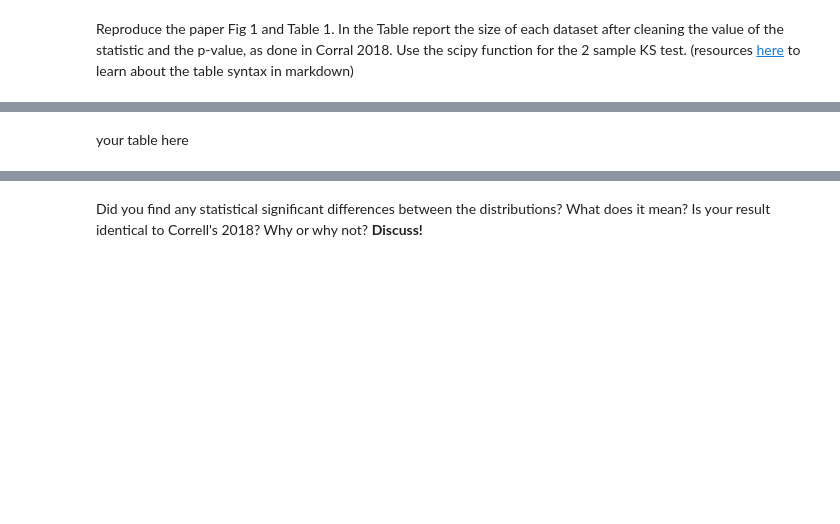
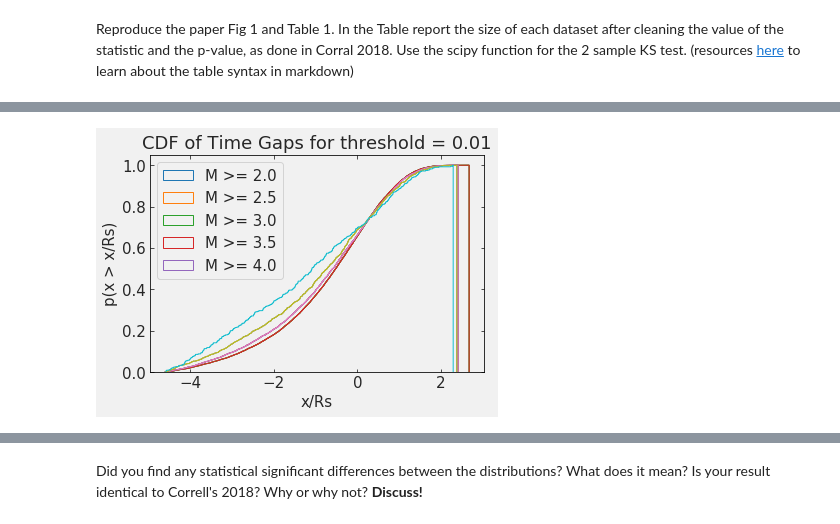
Before and after one commit to fedhere/DSPS_cHarty, a Jupyter notebook: HW3/KS_earthquakes_cHarty.ipynb, the cells around one changed output, grey strips where cells are left out. Drawn from its saved outputs; the diff is of its cells as text; code cells hidden in the pictures; blank space fills up the shorter version.

```diff
--- a/HW3/KS_earthquakes_cHarty.ipynb
+++ b/HW3/KS_earthquakes_cHarty.ipynb
@@ -415,35 +430,60 @@ Reproduce the paper Fig 1 and Table 1. In the Table report the size of each data
 #Time gaps of the samples:
 #Mk sample 1
 #Ml sample 2
+threshold = [0.01, 0.001]
+thresholdarray = []
+Mkarray = []
+Mlarray = []
+Rkarray = []
+Rlarray = []
+Darray = []
+parray = []
 
-for threshold in [0.001, 0.01]:
-  for Mk in [2.0, 2.5, 3.0, 3.5, 4.0]:
-    for Ml in [2.0, 2.5, 3.0, 3.5, 4.0]:
-      if (Mk >= Ml):
-        continue
 
-      x_Mk = eqFinalData[eqFinalData['magnitude'] >= Mk]
-      x_Ml = eqFinalData[eqFinalData['magnitude'] >= Ml]
+for Mk in [2.0, 2.5, 3.0, 3.5, 4.0]:
+  for Ml in [2.0, 2.5, 3.0, 3.5, 4.0]:
+    if (Mk >= Ml):
+      continue
 
-      for i in [1,2]:
-        Rk = 1 / (x_Mk['timeDifference'].mean()) #scaling factor for Mk
-        x_Mk = x_Mk[x_Mk['timeDifference'] * Rk > threshold]
-        x_Mk['timeDifference'] = x_Mk['timeDifference'] * Rk
+    x_Mk = eqFinalData[eqFinalData['magnitude'] >= Mk]
+    x_Ml = eqFinalData[eqFinalData['magnitude'] >= Ml]
 
-        Rl = 1 / (x_Ml['timeDifference'].mean()) #scaling factor for Ml
-        x_Ml = x_Ml[x_Ml['timeDifference'] * Rl > threshold]
-        x_Ml['timeDifference'] = x_Ml['timeDifference'] * Rl
+    for i in [1,2]:
+      Rk = 1 / (x_Mk['timeDifference'].mean()) #scaling factor for Mk
+      x_Mk = x_Mk[x_Mk['timeDifference'] * Rk > threshold[0]]
+      x_Mk['timeDifference'] = x_Mk['timeDifference'].values * Rk
 
-      #Check if they are around 1
-      #print(Rk)
-      #print('--')
-      #print(Rl)
+      Rl = 1 / (x_Ml['timeDifference'].mean()) #scaling factor for Ml
+      x_Ml = x_Ml[x_Ml['timeDifference'] * Rl > threshold[0]]
+      x_Ml['timeDifference'] = x_Ml['timeDifference'].values * Rl
 
-      D, p = sp.stats.ks_2samp(x_Mk['timeDifference'], x_Ml['timeDifference'])
-      #D is the KS test statistic, p is the p-value
-      print('Threshold: ' , threshold)
-      print('For Ml = ' + str(Ml) + ' and Mk = ' + str(Mk) + ':')
-      print('KS test statistic: '+ str(D))
-      print('p-value: ' + str(p))
-      print('')
+    #Check if they are around 1
+    #print(Rk)
+    #print('--')
+    #print(Rl)
+
+    D, p = sp.stats.ks_2samp(x_Mk['timeDifference'], x_Ml['timeDifference'])
+
+    thresholdarray.append(threshold[0])
+    Mkarray.append(Mk)
+    Mlarray.append(Ml)
+    Rkarray.append(Rk)
+    Rlarray.append(Rl)
+    Darray.append(D)
+    parray.append(p)
+
+
+    hist1 = pl.hist(np.log(x_Mk['timeDifference']), cumulative = True, histtype = 'step', bins = 1000, density = True)
+    pl.xlabel('x/Rs')
+    pl.ylabel('p(x > x/Rs)')
+    pl.title('CDF of Time Gaps for threshold = 0.01')
+    legend = ['M >= 2.0','M >= 2.5','M >= 3.0','M >= 3.5','M >= 4.0']
+    pl.legend(legend, loc = 2)
+
+    #D is the KS test statistic, p is the p-value
+    #print('Threshold: ' , threshold)
+    #print('For Ml = ' + str(Ml) + ' and Mk = ' + str(Mk) + ':')
+    #print('KS test statistic: '+ str(D))
+    #print('p-value: ' + str(p))
+    #print('')
 # %% [output]
@@ -467,2 +490 @@ p-value: 0.014485409353850898
+[figure, added]
-# %% [markdown]
-your table here
```
Also changed, not shown: parts of 10 cells of this notebook.
